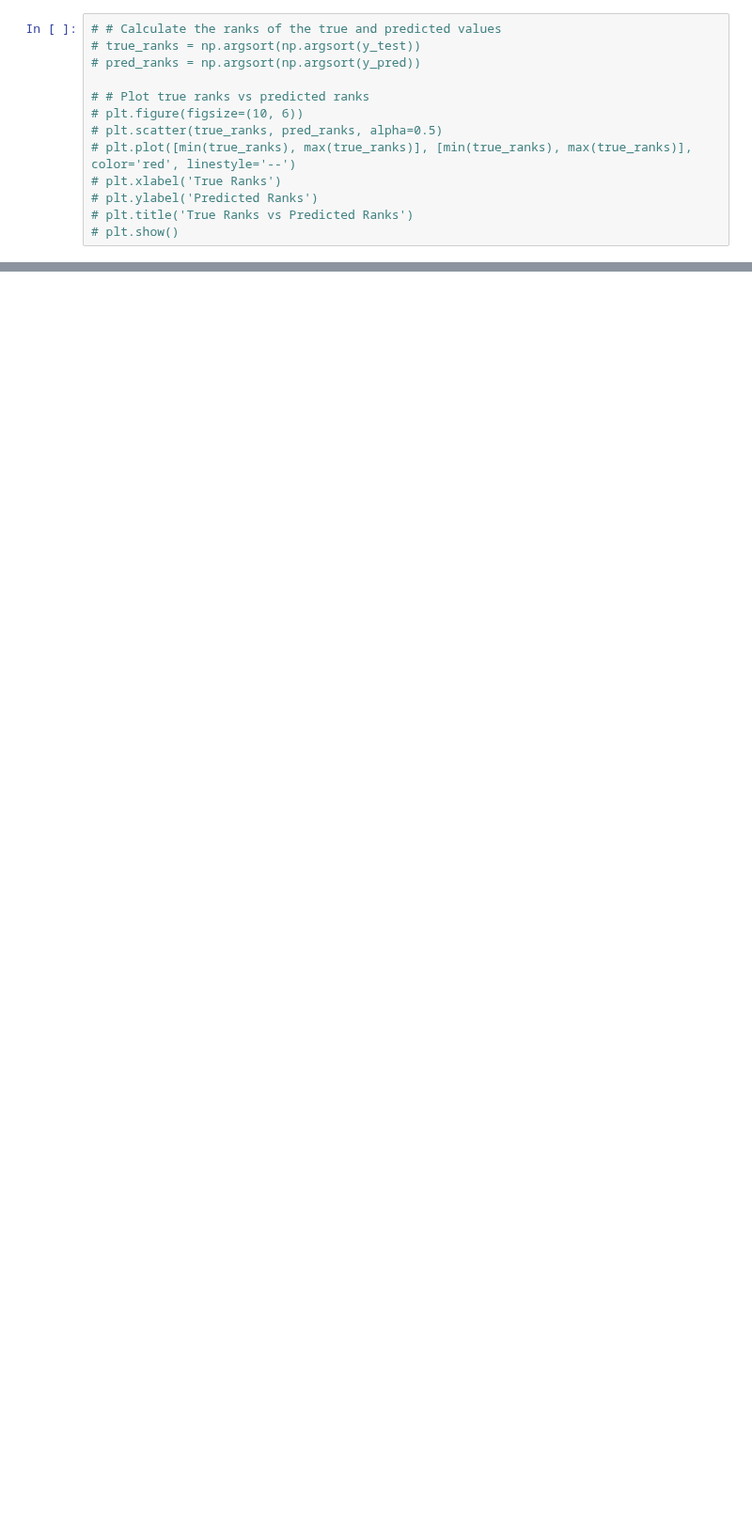
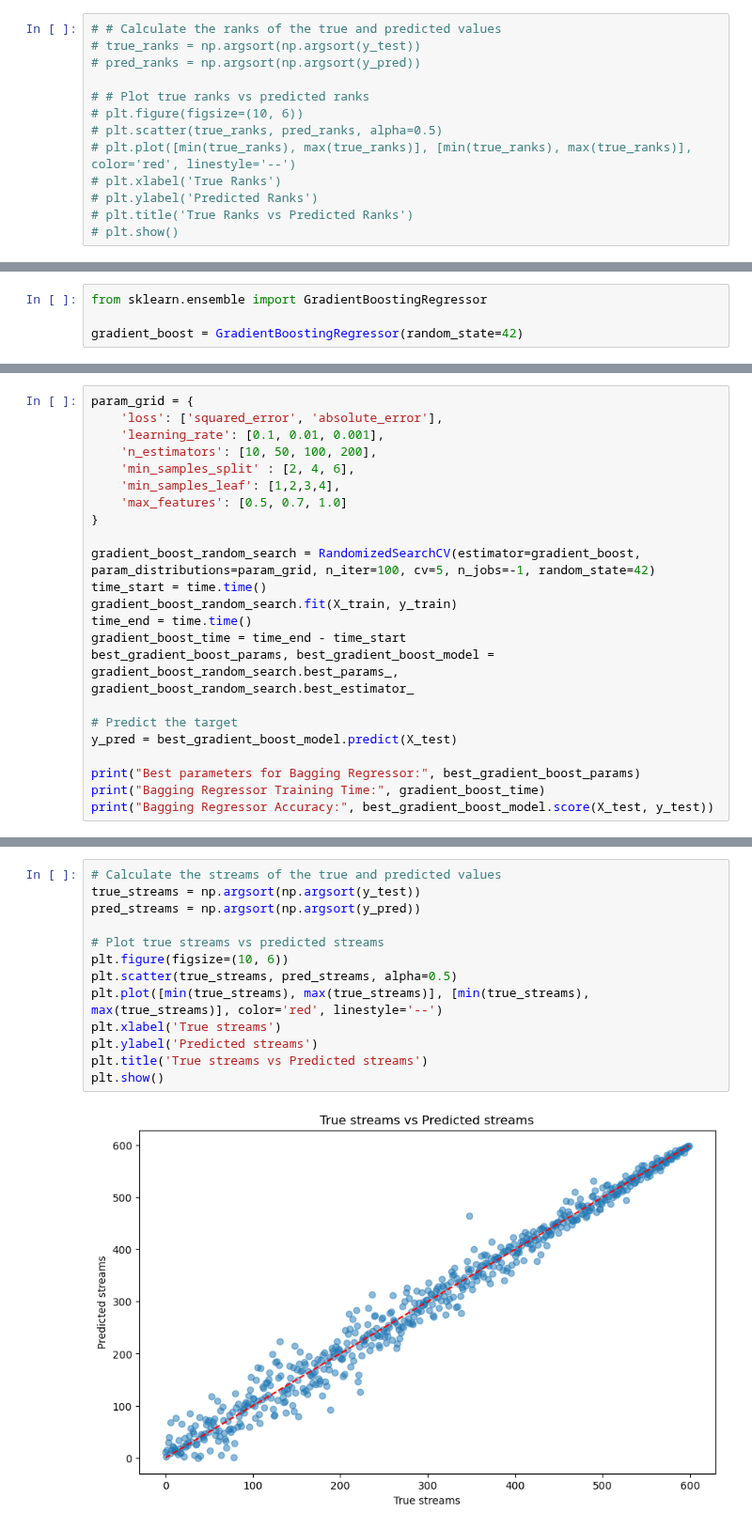
Before and after one commit to pililover/DataScience-Jobs-Market, a Jupyter notebook: SOURCECODE/Data_modeling.ipynb, the cells around one changed output, grey strips where cells are left out. Shown at 94% size. Saved outputs shown, nothing was run; the diff lists cells and outputs as text; blank space fills up the shorter version.

Commit message:
XG boost regression

```diff
--- a/SOURCECODE/Data_modeling.ipynb
+++ b/SOURCECODE/Data_modeling.ipynb
@@ -526,0 +531,4 @@ plt.show()
+# %%
+from sklearn.ensemble import GradientBoostingRegressor
+
+gradient_boost = GradientBoostingRegressor(random_state=42)
@@ -526,0 +537,23 @@ plt.show()
+# %%
+param_grid = {
+    'loss': ['squared_error', 'absolute_error'],
+    'learning_rate': [0.1, 0.01, 0.001],
+    'n_estimators': [10, 50, 100, 200],
+    'min_samples_split' : [2, 4, 6],
+    'min_samples_leaf': [1,2,3,4],
+    'max_features': [0.5, 0.7, 1.0]
+}
+
+gradient_boost_random_search = RandomizedSearchCV(estimator=gradient_boost, param_distributions=param_grid, n_iter=100, cv=5, n_jobs=-1, random_state=42)
+time_start = time.time()
+gradient_boost_random_search.fit(X_train, y_train)
+time_end = time.time()
+gradient_boost_time = time_end - time_start
+best_gradient_boost_params, best_gradient_boost_model = gradient_boost_random_search.best_params_, gradient_boost_random_search.best_estimator_
+
+# Predict the target
+y_pred = best_gradient_boost_model.predict(X_test)
+
+print("Best parameters for Bagging Regressor:", best_gradient_boost_params)
+print("Bagging Regressor Training Time:", gradient_boost_time)
+print("Bagging Regressor Accuracy:", best_gradient_boost_model.score(X_test, y_test))
@@ -526,0 +564,15 @@ plt.show()
+# %%
+# Calculate the streams of the true and predicted values
+true_streams = np.argsort(np.argsort(y_test))
+pred_streams = np.argsort(np.argsort(y_pred))
+
+# Plot true streams vs predicted streams
+plt.figure(figsize=(10, 6))
+plt.scatter(true_streams, pred_streams, alpha=0.5)
+plt.plot([min(true_streams), max(true_streams)], [min(true_streams), max(true_streams)], color='red', linestyle='--')
+plt.xlabel('True streams')
+plt.ylabel('Predicted streams')
+plt.title('True streams vs Predicted streams')
+plt.show()
+# %% [output]
+[figure, added]
```
Also changed, not shown: parts of 14 cells of this notebook.
